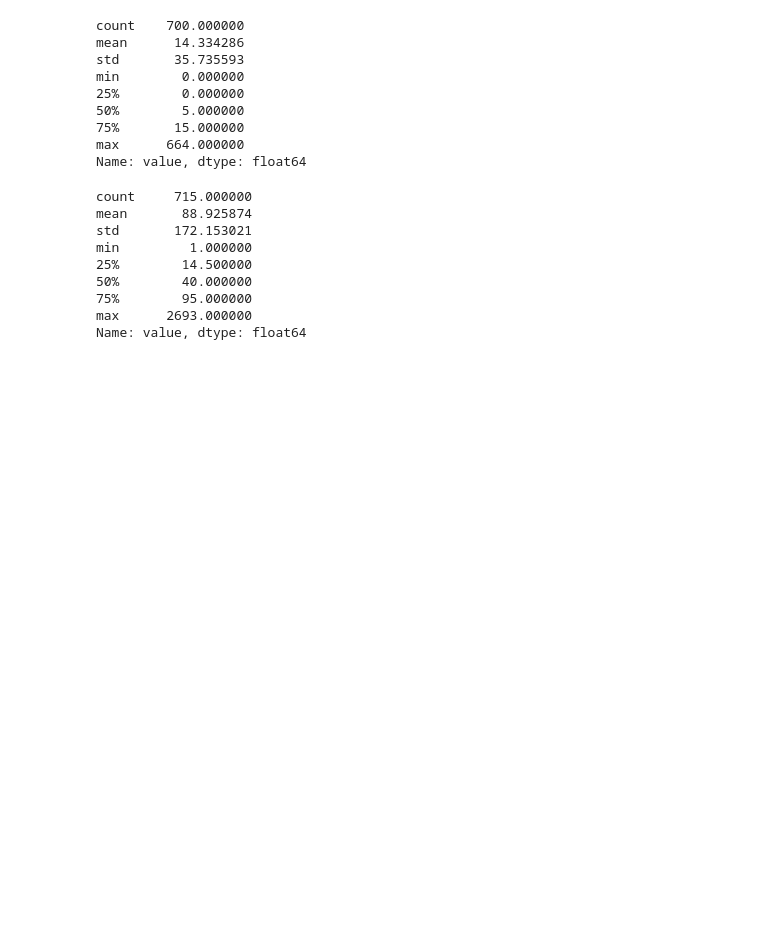
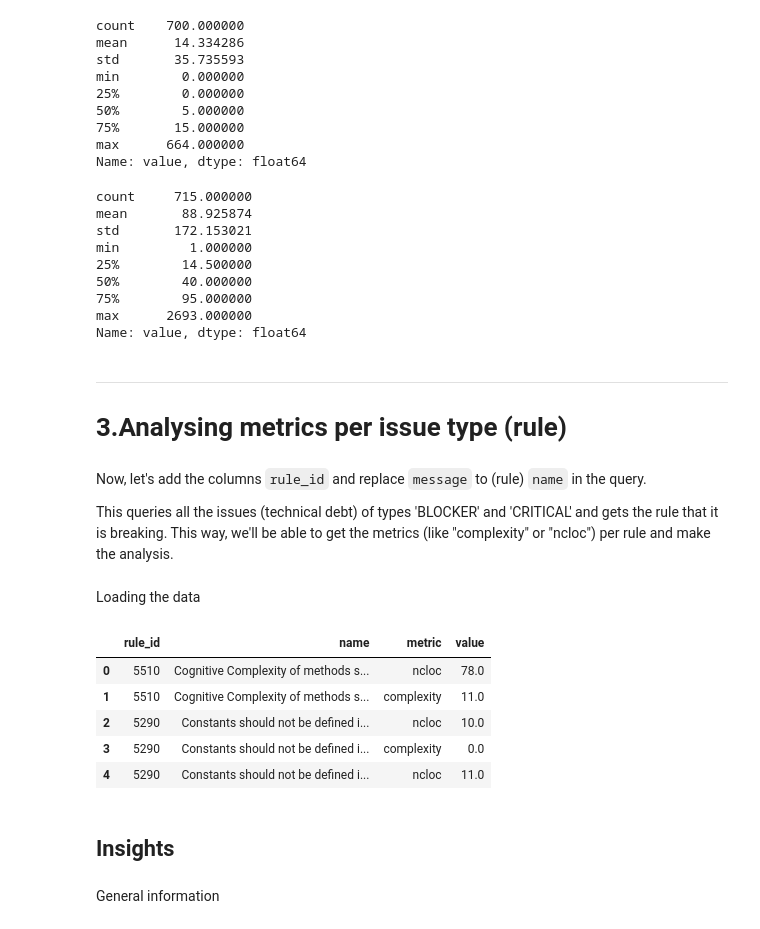
Before and after one commit to diogojpina/sonar-analyzer, a Jupyter notebook: analysis/Analysis.ipynb, the cells around one changed output. Saved outputs shown, nothing was run; the diff lists cells and outputs as text; code cells hidden in the pictures; blank space fills up the shorter version.

```diff
--- a/analysis/Analysis.ipynb
+++ b/analysis/Analysis.ipynb
@@ -151,3 +152,10 @@ min         1.000000
 75%        95.000000
 max      2693.000000
 Name: value, dtype: float64
+# %% [markdown]
+---
+# 3.Analysing metrics per issue type (rule)
+# %% [markdown]
+Now, let's add the columns `rule_id` and replace `message` to (rule) `name` in the query.
+
+This queries all the issues (technical debt) of types 'BLOCKER' and 'CRITICAL' and gets the rule that it is breaking. This way, we'll be able to get the metrics (like "complexity" or "ncloc") per rule and make the analysis.
@@ -153,0 +179,16 @@ Name: value, dtype: float64
+# %% [markdown]
+Loading the data
+# %%
+df_rules = pd.read_sql(query_rules, connection_url)
+df_rules.head()
+# %% [output]
+|  | rule_id | name | metric | value |
+| 0 | 5510 | Cognitive Complexity of methods s... | ncloc | 78.0 |
+| 1 | 5510 | Cognitive Complexity of methods s... | complexity | 11.0 |
+| 2 | 5290 | Constants should not be defined i... | ncloc | 10.0 |
+| 3 | 5290 | Constants should not be defined i... | complexity | 0.0 |
+| 4 | 5290 | Constants should not be defined i... | ncloc | 11.0 |
+# %% [markdown]
+## Insights
+# %% [markdown]
+General information
```
Also changed, not shown: parts of 11 cells of this notebook, 1 other file.
